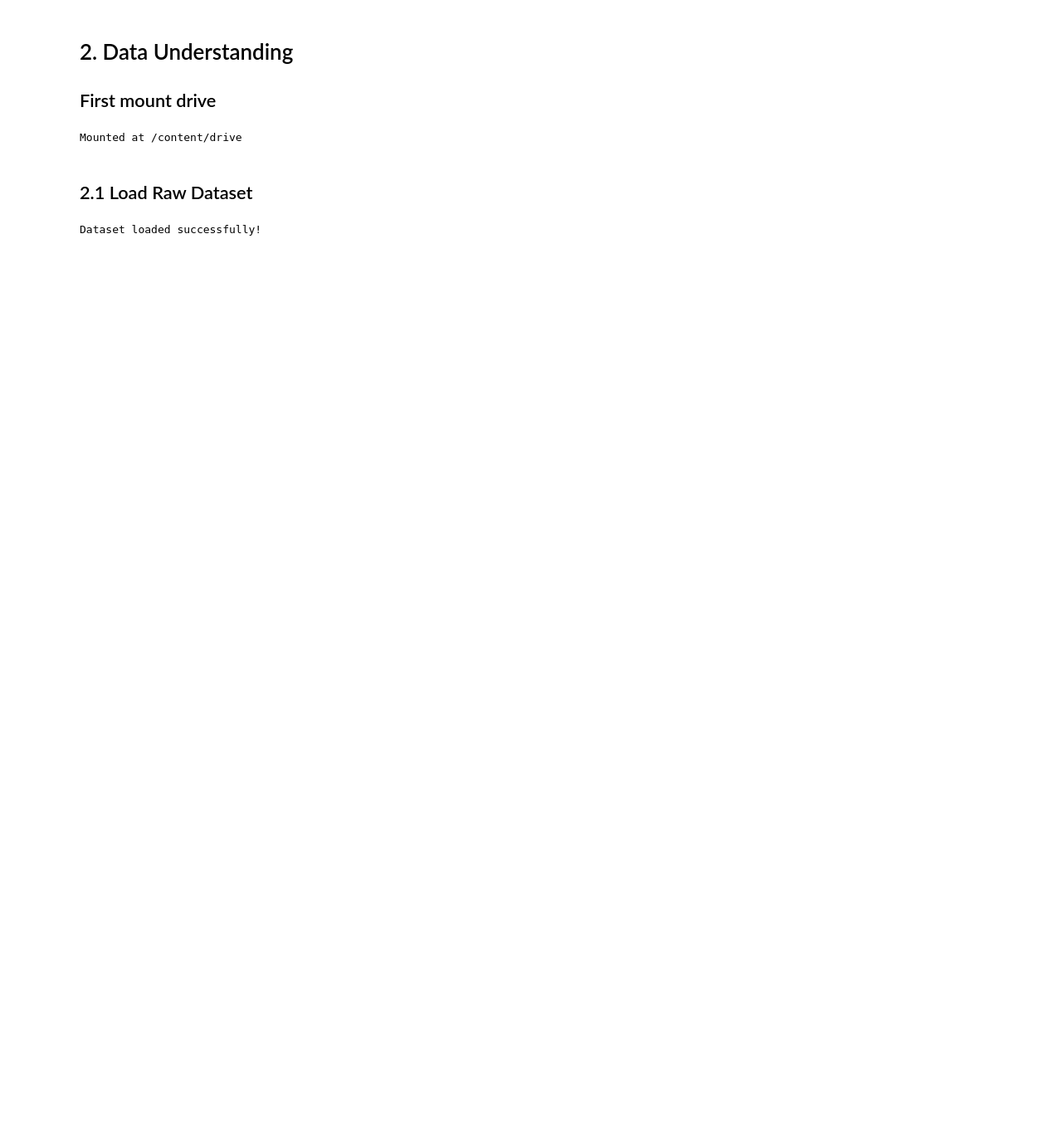
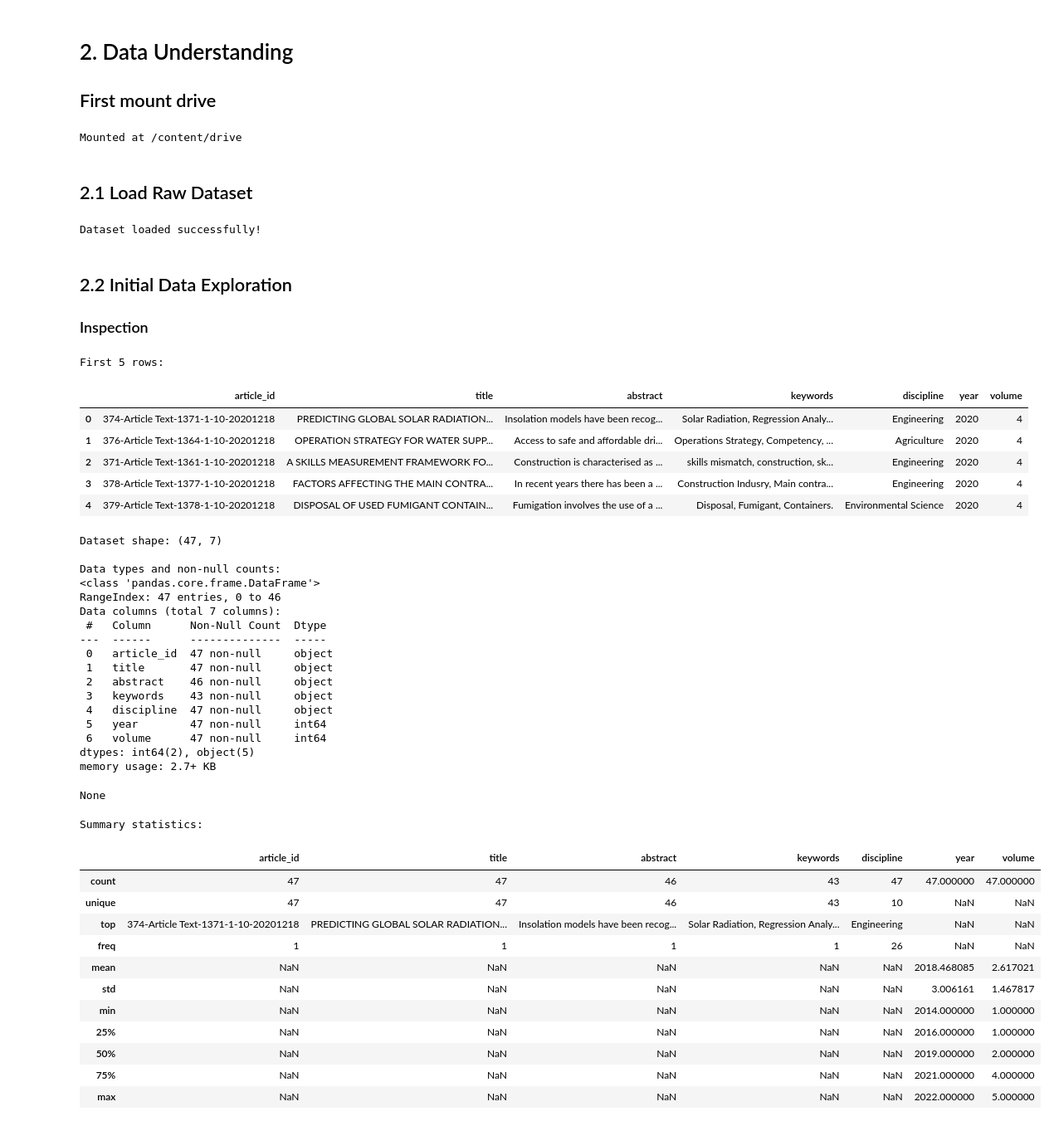
Before and after one commit to Alpha-Male-Dennis/4792_Data-Mining-Group-18, a Jupyter notebook: CSC_4792_Project_G18.ipynb, the cells around one changed output. Shown: that part at 83% size. Drawn from its saved outputs; the diff is of its cells as text; code cells hidden in the pictures; blank space fills up the shorter version.

Commit message:
[DU] Initial Data Exploration

```diff
--- a/CSC_4792_Project_G18.ipynb
+++ b/CSC_4792_Project_G18.ipynb
@@ -51,3 +51,61 @@ df = pd.read_csv('/content/drive/MyDrive/JONAS Dataset/journal_articles_final.cs
 print("Dataset loaded successfully!")
 # %% [output]
 Dataset loaded successfully!
+# %% [markdown]
+## 2.2 Initial Data Exploration
+
+### Inspection
+# %%
+# Display the first 5 rows
+print("First 5 rows:")
+display(df.head())
+
+# Dataset shape (number of articles, columns)
+print("\nDataset shape:", df.shape)
+
+# Column names and data types
+print("\nData types and non-null counts:")
+display(df.info())
+
+# Summary statistics for numerical columns (if any)
+print("\nSummary statistics:")
+display(df.describe(include='all'))
+# %% [output]
+First 5 rows:
+|  | article_id | title | abstract | keywords | discipline | year | volume |
+| 0 | 374-Article Text-1371-1-10-20201218 | PREDICTING GLOBAL SOLAR RADIATION... | Insolation models have been recog... | Solar Radiation, Regression Analy... | Engineering | 2020 | 4 |
+| 1 | 376-Article Text-1364-1-10-20201218 | OPERATION STRATEGY FOR WATER SUPP... | Access to safe and affordable dri... | Operations Strategy, Competency, ... | Agriculture | 2020 | 4 |
+| 2 | 371-Article Text-1361-1-10-20201218 | A SKILLS MEASUREMENT FRAMEWORK FO... | Construction is characterised as ... | skills mismatch, construction, sk... | Engineering | 2020 | 4 |
+| 3 | 378-Article Text-1377-1-10-20201218 | FACTORS AFFECTING THE MAIN CONTRA... | In recent years there has been a ... | Construction Indusry, Main contra... | Engineering | 2020 | 4 |
+| 4 | 379-Article Text-1378-1-10-20201218 | DISPOSAL OF USED FUMIGANT CONTAIN... | Fumigation involves the use of a ... | Disposal, Fumigant, Containers. | Environmental Science | 2020 | 4 |
+Dataset shape: (47, 7)
+
+Data types and non-null counts:
+<class 'pandas.core.frame.DataFrame'>
+RangeIndex: 47 entries, 0 to 46
+Data columns (total 7 columns):
+ #   Column      Non-Null Count  Dtype
+---  ------      --------------  -----
+ 0   article_id  47 non-null     object
+ 1   title       47 non-null     object
+ 2   abstract    46 non-null     object
+ 3   keywords    43 non-null     object
+ 4   discipline  47 non-null     object
+ 5   year        47 non-null     int64
+ 6   volume      47 non-null     int64
+dtypes: int64(2), object(5)
+memory usage: 2.7+ KB
+None
+Summary statistics:
+|  | article_id | title | abstract | keywords | discipline | year | volume |
+| count | 47 | 47 | 46 | 43 | 47 | 47.000000 | 47.000000 |
+| unique | 47 | 47 | 46 | 43 | 10 | NaN | NaN |
+| top | 374-Article Text-1371-1-10-20201218 | PREDICTING GLOBAL SOLAR RADIATION... | Insolation models have been recog... | Solar Radiation, Regression Analy... | Engineering | NaN | NaN |
+| freq | 1 | 1 | 1 | 1 | 26 | NaN | NaN |
+| mean | NaN | NaN | NaN | NaN | NaN | 2018.468085 | 2.617021 |
+| std | NaN | NaN | NaN | NaN | NaN | 3.006161 | 1.467817 |
+| min | NaN | NaN | NaN | NaN | NaN | 2014.000000 | 1.000000 |
+| 25% | NaN | NaN | NaN | NaN | NaN | 2016.000000 | 1.000000 |
+| 50% | NaN | NaN | NaN | NaN | NaN | 2019.000000 | 2.000000 |
+| 75% | NaN | NaN | NaN | NaN | NaN | 2021.000000 | 4.000000 |
+| max | NaN | NaN | NaN | NaN | NaN | 2022.000000 | 5.000000 |
```
Also changed, not shown: parts of 2 cells of this notebook.
